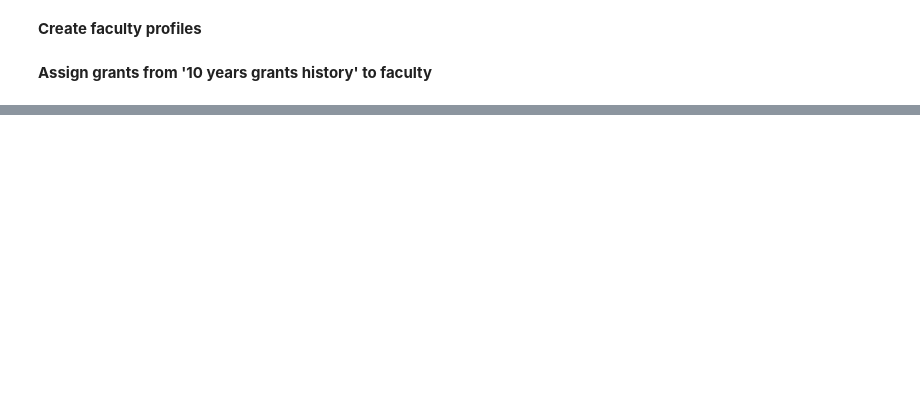
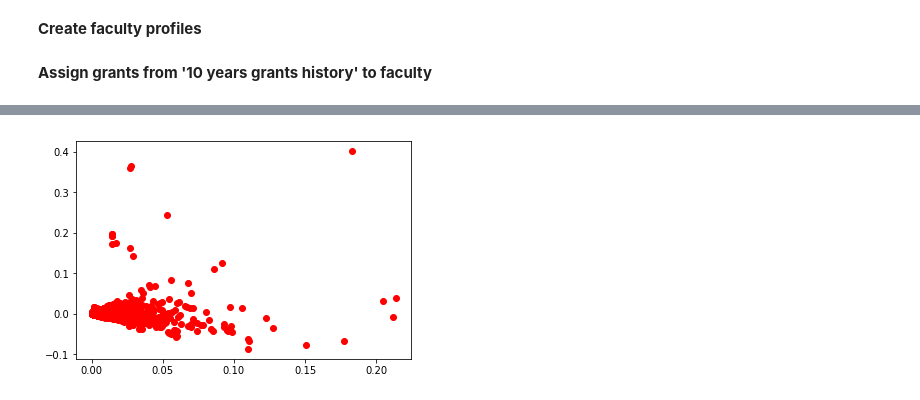
Before and after one commit to jsonchin/BIDS, a Jupyter notebook: modeling/clustering_recommender.ipynb, the cells around one changed output, grey strips where cells are left out. Saved outputs shown, nothing was run; the diff lists cells and outputs as text; code cells hidden in the pictures; blank space fills up the shorter version.

```diff
--- a/modeling/clustering_recommender.ipynb
+++ b/modeling/clustering_recommender.ipynb
@@ -196,0 +278,6 @@ robert rhew 0.952640135369
+# %%
+y = faculty_svd.components_.T
+plt.plot(y[:,0], y[:,1], 'ro')
+plt.show()
+# %% [output]
+[figure, added]
```
Also changed, not shown: parts of 35 cells of this notebook.
